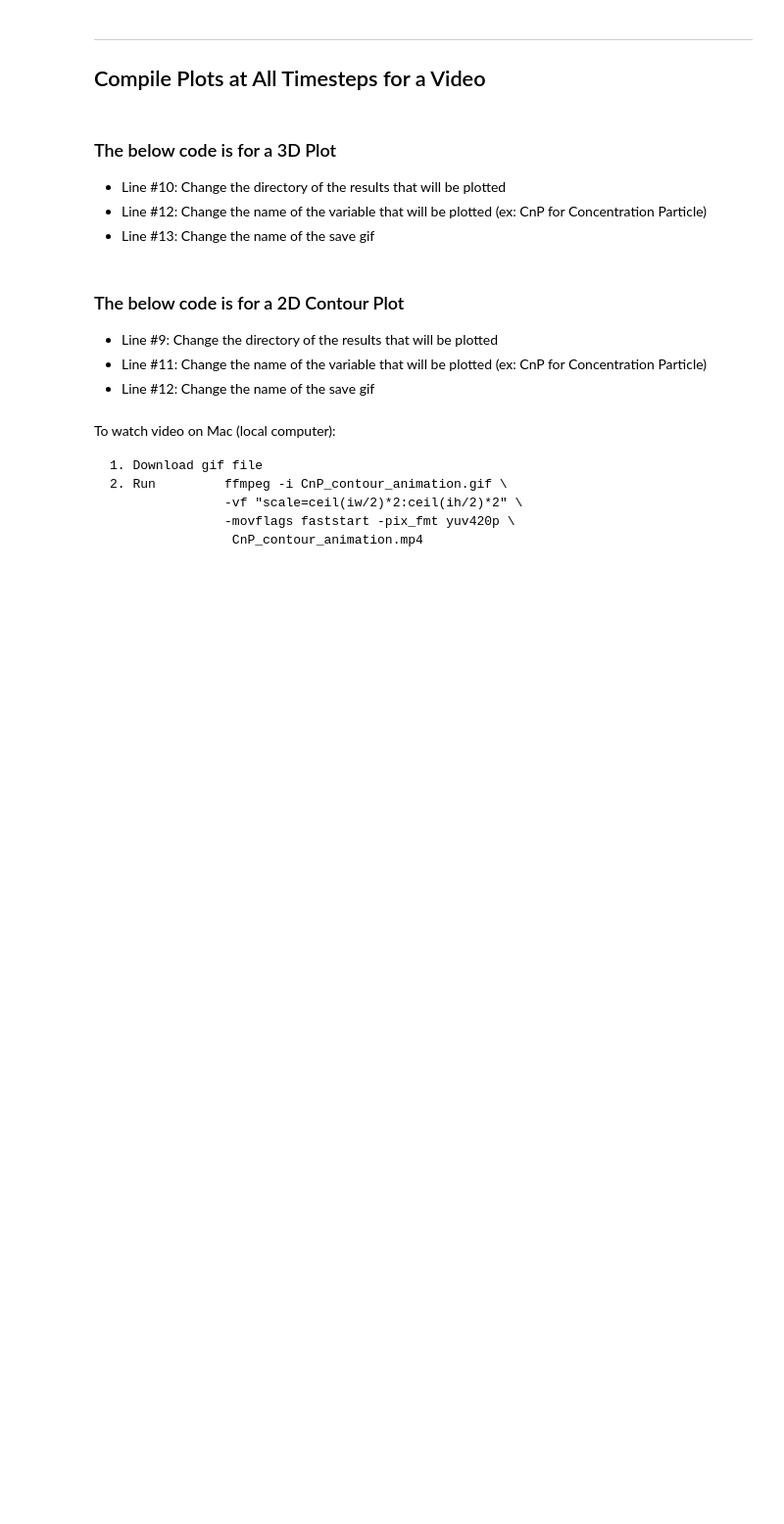
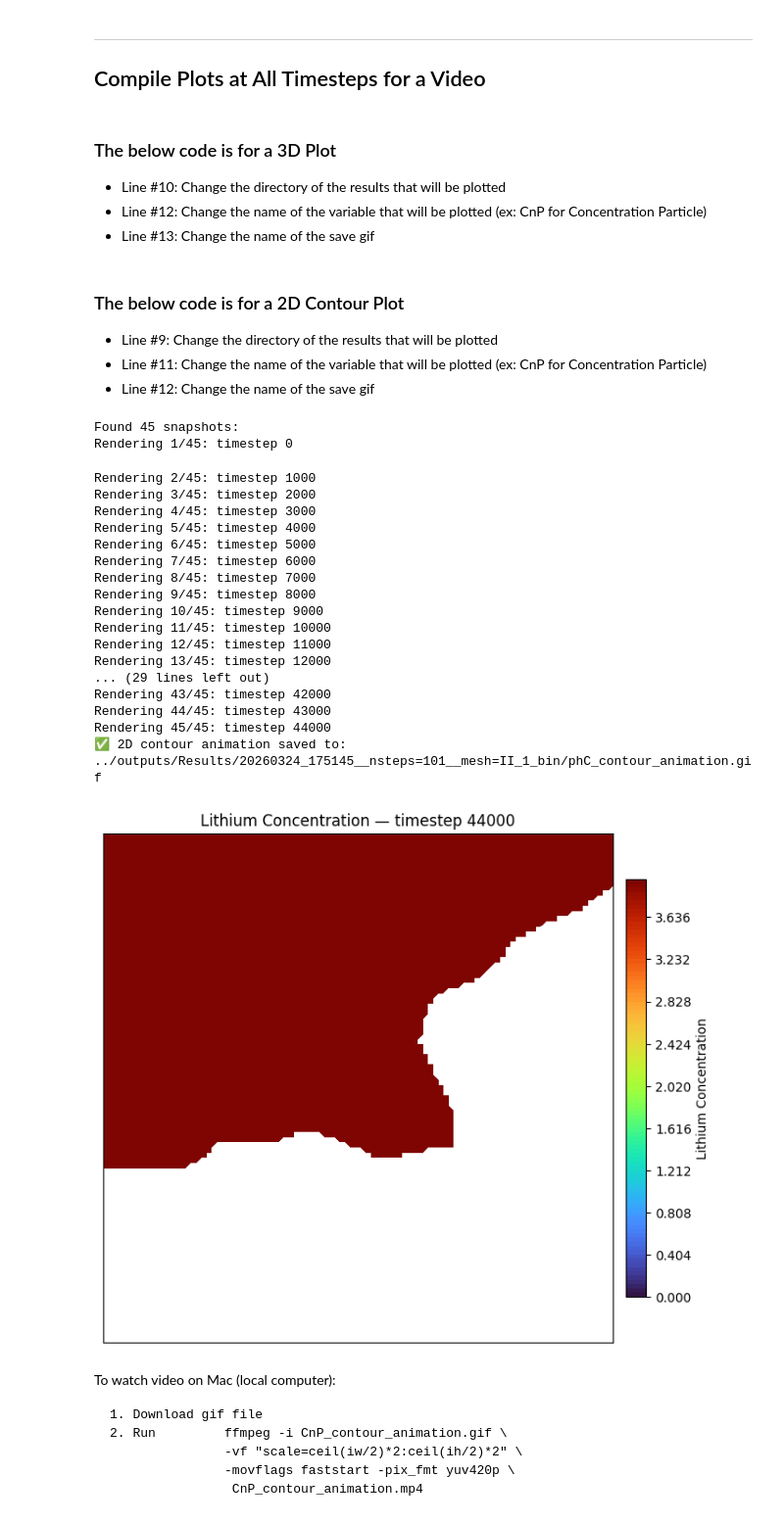
Before and after one commit to HCY-Group/BESFEM, a Jupyter notebook: plotting/timestep_plot.ipynb, the cells around one changed output. Shown at 98% size. Saved outputs shown, nothing was run; the diff lists cells and outputs as text; code cells hidden in the pictures; blank space fills up the shorter version.

```diff
--- a/plotting/timestep_plot.ipynb
+++ b/plotting/timestep_plot.ipynb
@@ -116,7 +116,7 @@ import glob, os
 from matplotlib.colors import Normalize
 
 # --- USER SETTINGS ---
-result_dir = "../outputs/Results/20260324_115611__nsteps=1200__mesh=II_1_bin"
+result_dir = "../outputs/Results/20260324_175145__nsteps=101__mesh=II_1_bin"
 mesh_file = os.path.join(result_dir, "pmesh_00000")
 pattern = os.path.join(result_dir, "CnP_[0-9]*")
 output_gif = os.path.join(result_dir, "CnP_contour_animation.gif")
@@ -161,33 +161,54 @@ cbar = fig.colorbar(dummy, ax=ax, shrink=0.8, pad=0.02)
 cbar.set_label("Lithium Concentration")
 ax.clear()
 
 # --- Create GIF writer ---
 with imageio.get_writer(output_gif, mode='I', fps=5) as writer:
     for i, fname in enumerate(files):
         step_str = os.path.basename(fname).split("_")[-1]
         timestep = int(step_str)
         print(f"Rendering {i+1}/{len(files)}: timestep {timestep}")
 
         # Load MFEM GridFunction data
         gf = mfem.GridFunction(mesh, fname)
         Z = gf.GetDataArray()
 
         Z = np.clip(Z, 0.0, 1.0) # Forcing values within [0, 1]
 
         ax.clear()
         cntr = ax.tricontourf(X, Y, Z, levels=levels, cmap='turbo', norm=norm)
         ax.set_aspect('equal', adjustable='box')
         ax.set_xticks([]); ax.set_yticks([])
         ax.set_title(f"Lithium Concentration — timestep {timestep}")
 
         # Save frame to temp file
         frame_path = "temp_frame.png"
         plt.savefig(frame_path, dpi=100, bbox_inches='tight')
         writer.append_data(imageio.imread(frame_path))
 
 # Clean up temporary frame
 os.remove("temp_frame.png")
 print(f"✅ 2D contour animation saved to: {output_gif}")
+# %% [output]
+Found 45 snapshots:
+Rendering 1/45: timestep 0
+Rendering 2/45: timestep 1000
+Rendering 3/45: timestep 2000
+Rendering 4/45: timestep 3000
+Rendering 5/45: timestep 4000
+Rendering 6/45: timestep 5000
+Rendering 7/45: timestep 6000
+Rendering 8/45: timestep 7000
+Rendering 9/45: timestep 8000
+Rendering 10/45: timestep 9000
+Rendering 11/45: timestep 10000
+Rendering 12/45: timestep 11000
+Rendering 13/45: timestep 12000
+... (29 lines left out)
+Rendering 43/45: timestep 42000
+Rendering 44/45: timestep 43000
+Rendering 45/45: timestep 44000
+✅ 2D contour animation saved to: ../outputs/Results/20260324_175145__nsteps=101__mesh=II_1_bin/phC_contour_animation.gif
+[figure, added]
 # %% [markdown]
 To watch video on Mac (local computer):
 
```
Also changed, not shown: 7 other files.
